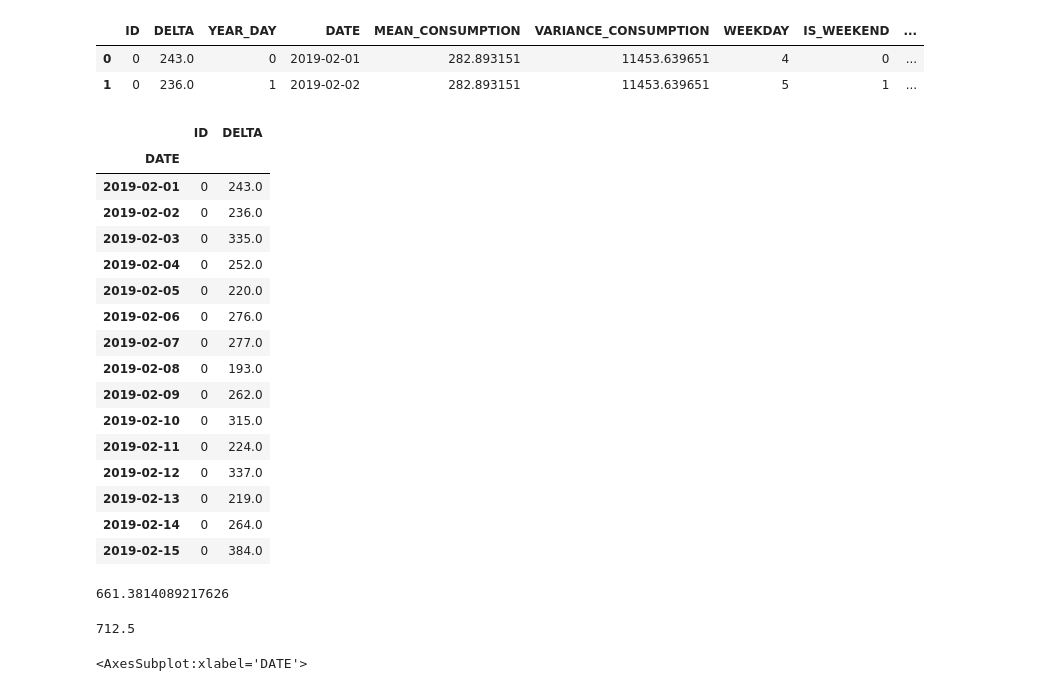
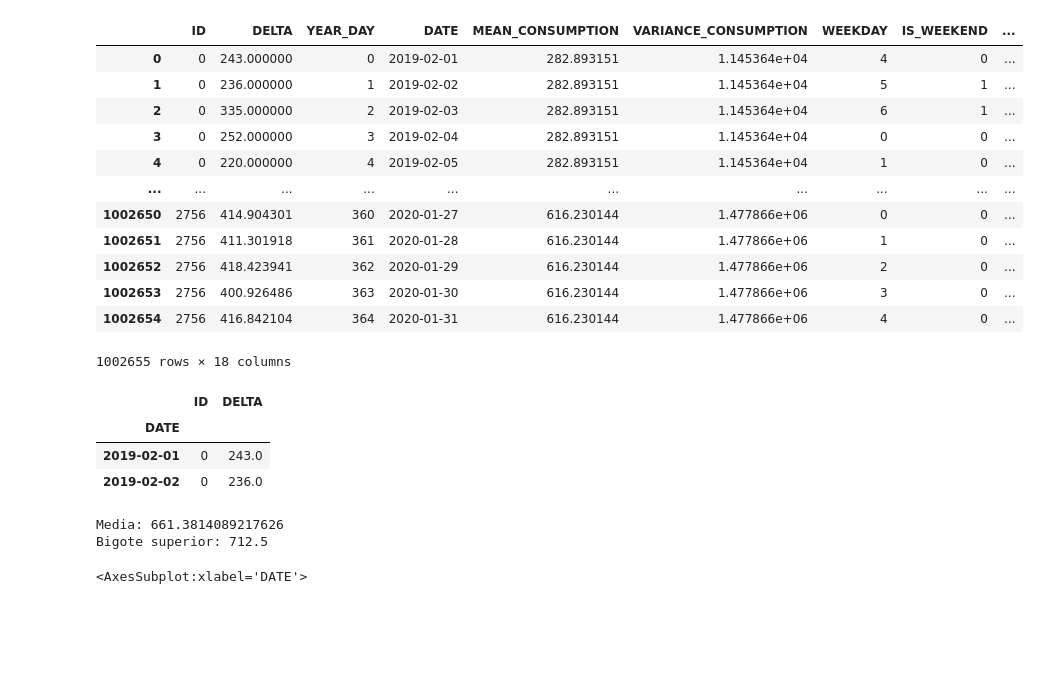
Before and after one commit to sgavela/water_footprint, a Jupyter notebook: exploration/imputacion_outliers.ipynb, the cells around one changed output. Drawn from its saved outputs; the diff is of its cells as text; code cells hidden in the pictures; blank space fills up the shorter version.

Commit message:
outliers y arima

```diff
--- a/exploration/imputacion_outliers.ipynb
+++ b/exploration/imputacion_outliers.ipynb
@@ -3,11 +3,21 @@ import pandas as pd
 import numpy as np
 # %%
 data = pd.read_pickle('../data/df6.pkl')
-data.head(2)
+data
 # %% [output]
 |  | ID | DELTA | YEAR_DAY | DATE | MEAN_CONSUMPTION | VARIANCE_CONSUMPTION | WEEKDAY | IS_WEEKEND | ... |
-| 0 | 0 | 243.0 | 0 | 2019-02-01 | 282.893151 | 11453.639651 | 4 | 0 | ... |
-| 1 | 0 | 236.0 | 1 | 2019-02-02 | 282.893151 | 11453.639651 | 5 | 1 | ... |
+| 0 | 0 | 243.000000 | 0 | 2019-02-01 | 282.893151 | 1.145364e+04 | 4 | 0 | ... |
+| 1 | 0 | 236.000000 | 1 | 2019-02-02 | 282.893151 | 1.145364e+04 | 5 | 1 | ... |
+| 2 | 0 | 335.000000 | 2 | 2019-02-03 | 282.893151 | 1.145364e+04 | 6 | 1 | ... |
+| 3 | 0 | 252.000000 | 3 | 2019-02-04 | 282.893151 | 1.145364e+04 | 0 | 0 | ... |
+| 4 | 0 | 220.000000 | 4 | 2019-02-05 | 282.893151 | 1.145364e+04 | 1 | 0 | ... |
+| ... | ... | ... | ... | ... | ... | ... | ... | ... | ... |
+| 1002650 | 2756 | 414.904301 | 360 | 2020-01-27 | 616.230144 | 1.477866e+06 | 0 | 0 | ... |
+| 1002651 | 2756 | 411.301918 | 361 | 2020-01-28 | 616.230144 | 1.477866e+06 | 1 | 0 | ... |
+| 1002652 | 2756 | 418.423941 | 362 | 2020-01-29 | 616.230144 | 1.477866e+06 | 2 | 0 | ... |
+| 1002653 | 2756 | 400.926486 | 363 | 2020-01-30 | 616.230144 | 1.477866e+06 | 3 | 0 | ... |
+| 1002654 | 2756 | 416.842104 | 364 | 2020-01-31 | 616.230144 | 1.477866e+06 | 4 | 0 | ... |
+1002655 rows × 18 columns
 # %%
 data_outliers = data.drop(['YEAR_DAY',
                             'MEAN_CONSUMPTION',
@@ -25,27 +35,14 @@ data_outliers = data.drop(['YEAR_DAY',
                             'SUN',
                             'IS_GOOD'], axis=1)
 data_outliers.set_index('DATE', inplace = True)
-data_outliers.head(15)
+data_outliers.head(2)
 # %% [output]
 |  | ID | DELTA |
 | DATE |  |  |
 | 2019-02-01 | 0 | 243.0 |
 | 2019-02-02 | 0 | 236.0 |
-| 2019-02-03 | 0 | 335.0 |
-| 2019-02-04 | 0 | 252.0 |
-| 2019-02-05 | 0 | 220.0 |
-| 2019-02-06 | 0 | 276.0 |
-| 2019-02-07 | 0 | 277.0 |
-| 2019-02-08 | 0 | 193.0 |
-| 2019-02-09 | 0 | 262.0 |
-| 2019-02-10 | 0 | 315.0 |
-| 2019-02-11 | 0 | 224.0 |
-| 2019-02-12 | 0 | 337.0 |
-| 2019-02-13 | 0 | 219.0 |
-| 2019-02-14 | 0 | 264.0 |
-| 2019-02-15 | 0 | 384.0 |
 # %%
-print(data_outliers['DELTA'].mean())
+print('Media:',data_outliers['DELTA'].mean())
 
 # First quartile (Q1)
 Q1 = np.percentile(data_outliers['DELTA'], 25, interpolation = 'midpoint')
@@ -54,10 +51,11 @@ Q3 = np.percentile(data_outliers['DELTA'], 75, interpolation = 'midpoint')
 # Interquaritle range (IQR)
 IQR = Q3 - Q1
 IQR
-Q3 + 1.5*IQR
+# Printeo de limite superior para outliers para comparar con media
+print('Bigote superior:', Q3 + 1.5 * IQR)
 # %% [output]
-661.3814089217626
+Media: 661.3814089217626
+Bigote superior: 712.5
-712.5
 # %%
 data_outliers_un_contador = data_outliers[data_outliers['ID'] == 14]
 data_outliers_sin_id = data_outliers_un_contador.drop(['ID'], axis = 1)
```
Also changed, not shown: parts of 10 cells of this notebook, 2 other files.
